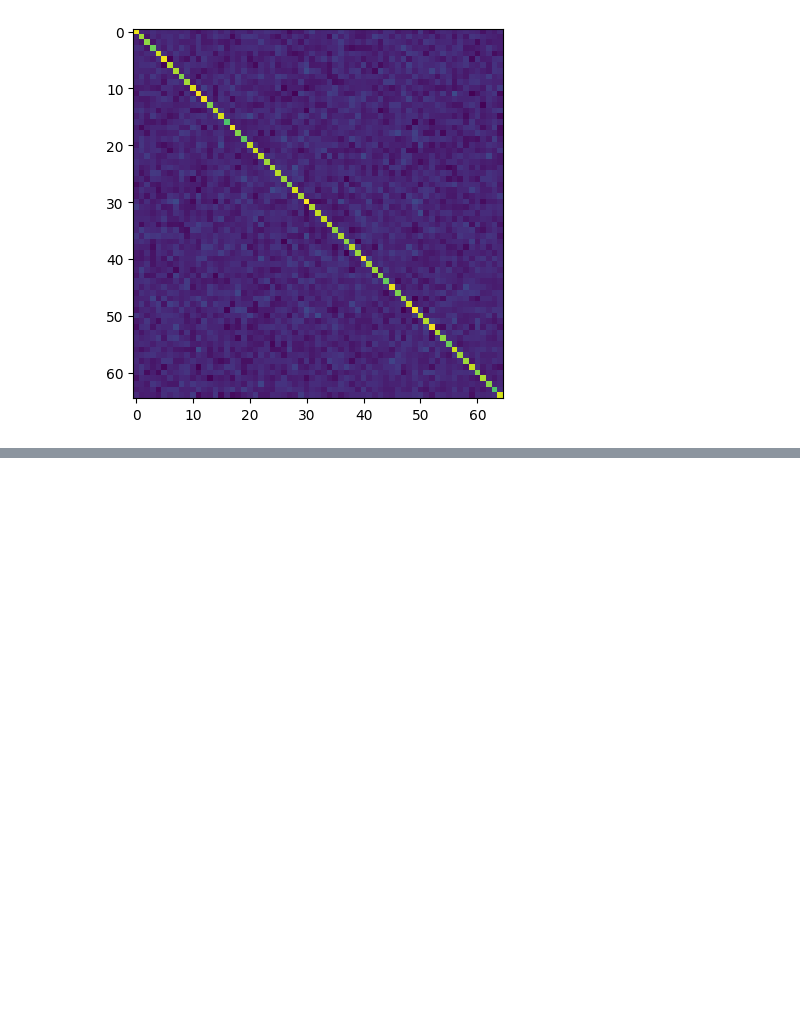
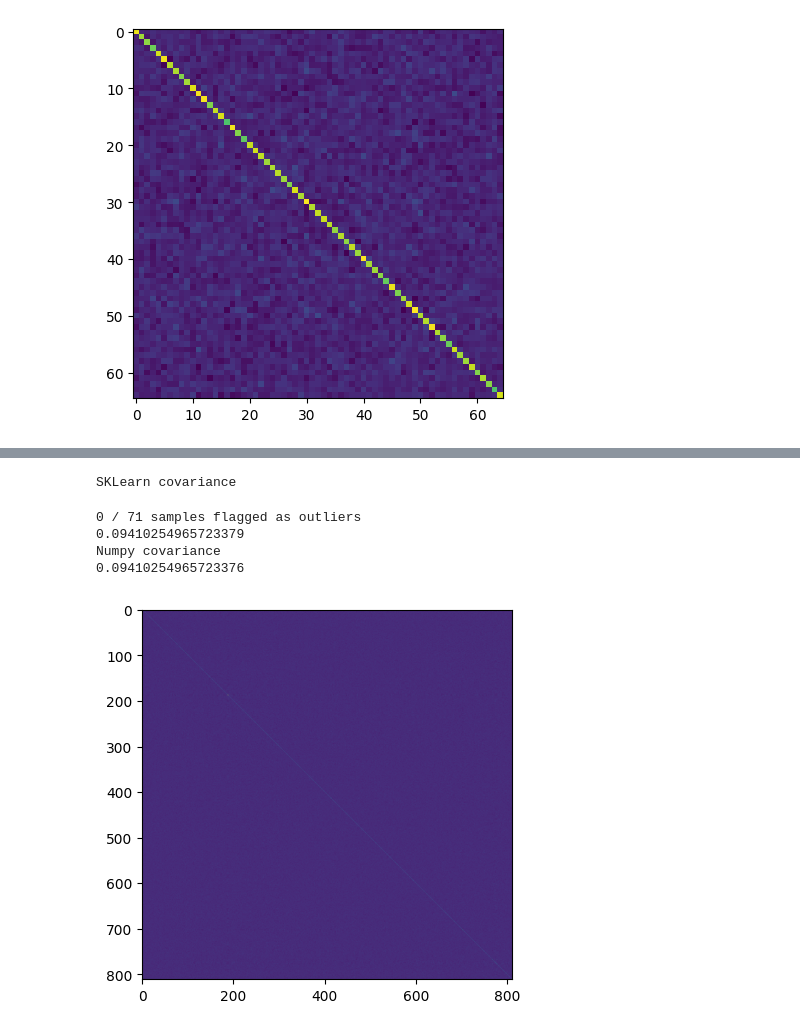
Before and after one commit to HarrisonS-Phys/FRBayes, a Jupyter notebook: covar_test.ipynb, the cells around one changed output, grey strips where cells are left out. Drawn from its saved outputs; the diff is of its cells as text; code cells hidden in the pictures; blank space fills up the shorter version.

```diff
--- a/covar_test.ipynb
+++ b/covar_test.ipynb
@@ -91,0 +197,15 @@ Numpy covariance
+# %%
+times_noise = np.asarray([i for i in time_array[0] if i<-10/1000]).flatten()
+noise_data = data_reshaped[:,0:len(times_noise)]
+# %%
+print("SKLearn covariance")
+sklearn_cov(noise_data.T)
+print("Numpy covariance")
+np_cov(noise_data.T)
+# %% [output]
+SKLearn covariance
+0 / 71 samples flagged as outliers
+0.09410254965723379
+Numpy covariance
+0.09410254965723376
+[figure, added]
```
Also changed, not shown: parts of 6 cells of this notebook.
